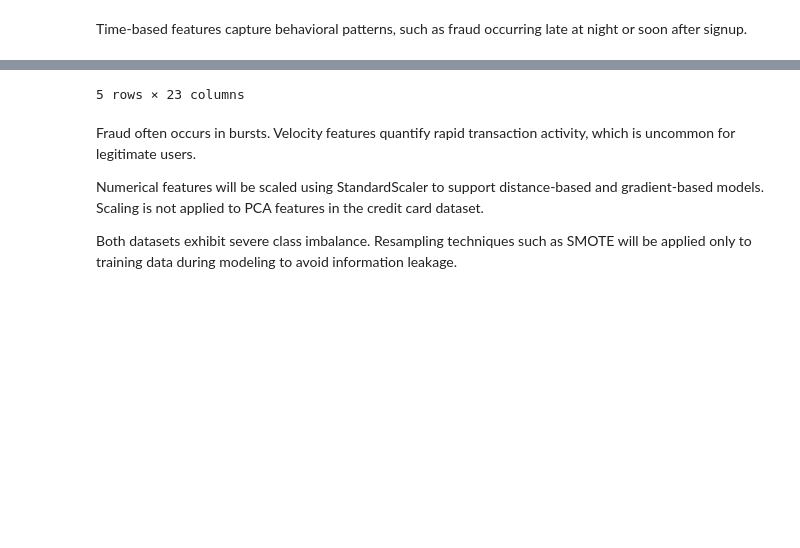
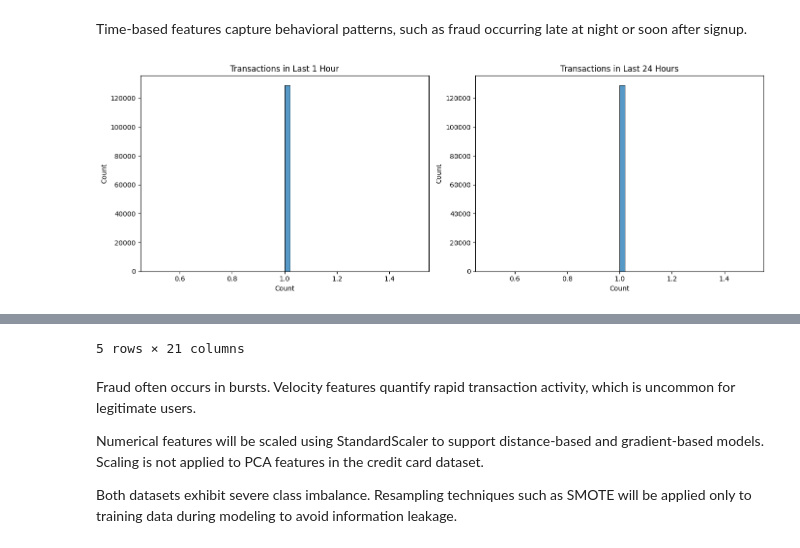
Before and after one commit to Moggycool/fraud-detection, a Jupyter notebook: notebooks/feature-engineering.ipynb, the cells around one changed output, grey strips where cells are left out. Saved outputs shown, nothing was run; the diff lists cells and outputs as text; code cells hidden in the pictures; blank space fills up the shorter version.

```diff
--- a/notebooks/feature-engineering.ipynb
+++ b/notebooks/feature-engineering.ipynb
@@ -105,17 +153,49 @@ fraud_df[["hour_of_day", "day_of_week", "time_since_signup"]].head()
 Time-based features capture behavioral patterns,
 such as fraud occurring late at night or soon after signup.
 # %%
-fraud_df = add_transaction_velocity(fraud_df)
+# Add transaction velocity features only if they don't already exist to avoid merge suffix conflicts
+if not {"transactions_last_1H", "transactions_last_24H"}.issubset(fraud_df.columns):
+	fraud_df = add_transaction_velocity(fraud_df)
+else:
+	# remove any accidental suffixed duplicates from prior merges
+	dup_cols = [c for c in fraud_df.columns if ("transactions_last" in c) and (c.endswith(("_x", "_y")))]
+	if dup_cols:
+		fraud_df = fraud_df.drop(columns=dup_cols)
+
 fraud_df.filter(like="transactions_last").head()
+fig, axes = plt.subplots(1, 2, figsize=(14, 5))
+
+# Transactions in last 1 hour
+sns.histplot(
+    fraud_df["transactions_last_1H"],
+    bins=50,
+    ax=axes[0]
+)
+axes[0].set_title("Transactions in Last 1 Hour")
+axes[0].set_xlabel("Count")
+
+# Transactions in last 24 hours
+sns.histplot(
+    fraud_df["transactions_last_24H"],
+    bins=50,
+    ax=axes[1]
+)
+axes[1].set_title("Transactions in Last 24 Hours")
+axes[1].set_xlabel("Count")
+
+plt.tight_layout()
+plt.show()
+
 fraud_df.head()
 # %% [output]
+[figure, added]
 |  | purchase_time | user_id | signup_time | purchase_value | device_id | source | browser | sex | age | ... |
 | 0 | 2015-02-21 10:03:37 | 2 | 2015-01-11 03:47:13 | 54 | FGBQNDNBETFJJ | SEO | Chrome | F | 25 | ... |
 | 1 | 2015-09-26 21:32:16 | 4 | 2015-06-02 16:40:57 | 41 | MKFUIVOHLJBYN | Direct | Safari | F | 38 | ... |
 | 2 | 2015-08-13 11:53:07 | 8 | 2015-05-28 07:53:06 | 47 | SCQGQALXBUQZJ | SEO | Chrome | M | 25 | ... |
 | 3 | 2015-03-04 20:56:37 | 12 | 2015-01-10 06:25:12 | 35 | MSNWCFEHKTIOY | Ads | Safari | M | 19 | ... |
 | 4 | 2015-03-12 12:46:23 | 16 | 2015-02-03 13:48:23 | 9 | FROZWSSWOHZBE | Direct | IE | M | 32 | ... |
-5 rows × 23 columns
+5 rows × 21 columns
 # %% [markdown]
 Fraud often occurs in bursts.
 Velocity features quantify rapid transaction activity,
```
Also changed, not shown: parts of 1 cell of this notebook, 2 other files.
